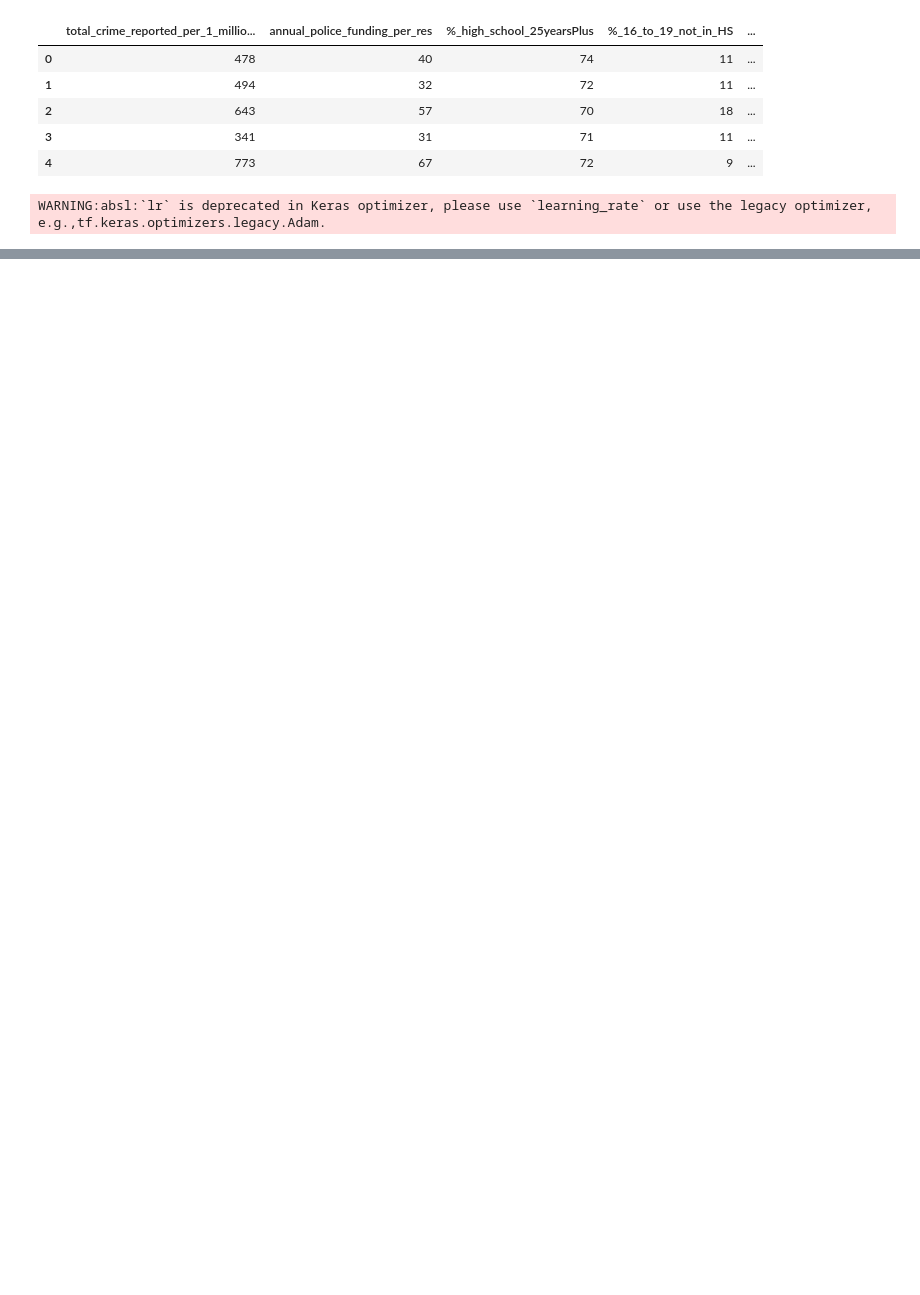
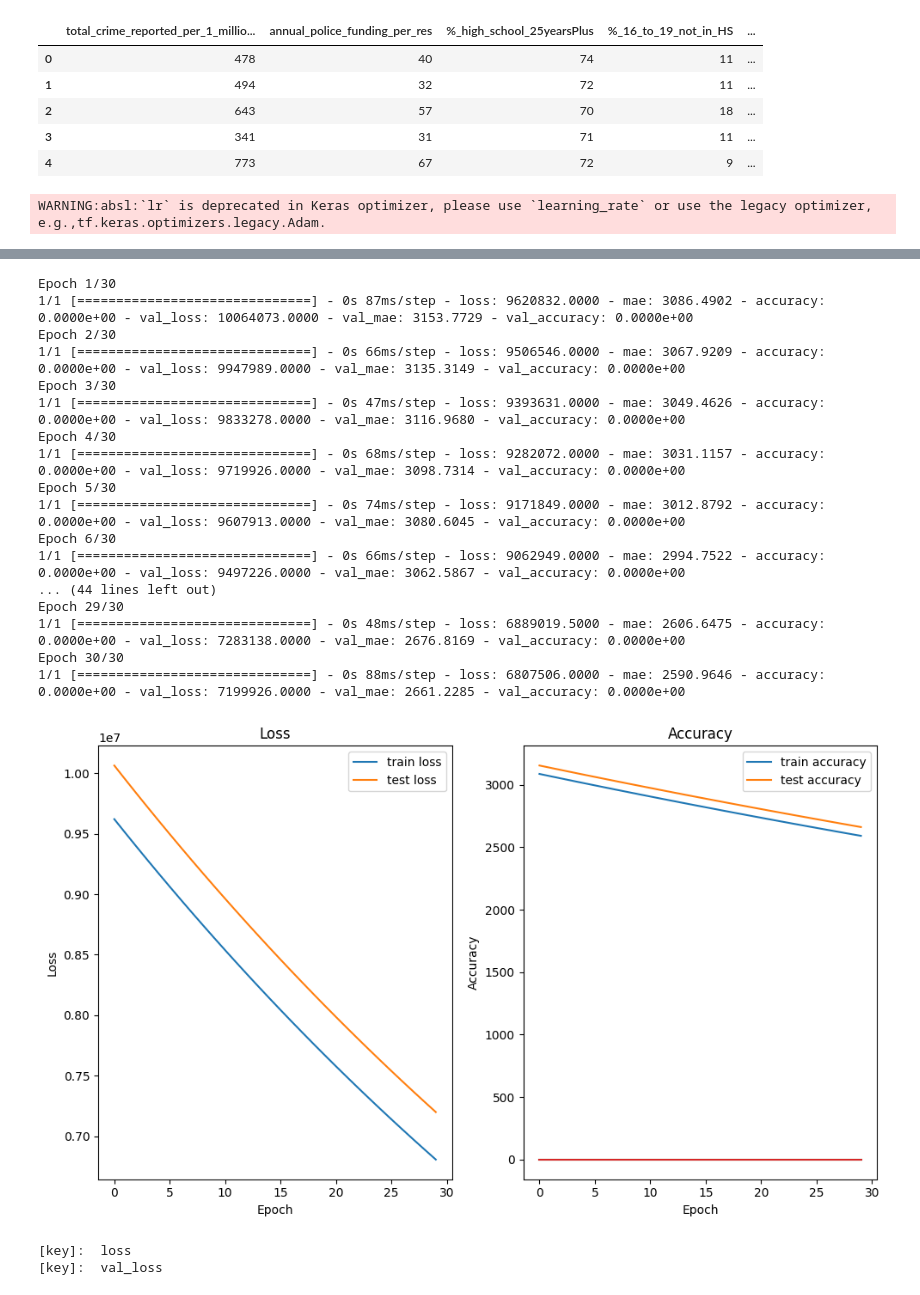
Before and after one commit to rennyatwork/CegepSteFoy_IA, a Jupyter notebook: example_book_steven_dascoli.ipynb, the cells around one changed output, grey strips where cells are left out. Cells and saved outputs as stored; diff of their text form; code cells hidden in the pictures; blank space fills up the shorter version.

```diff
--- a/example_book_steven_dascoli.ipynb
+++ b/example_book_steven_dascoli.ipynb
@@ -101,0 +144,6 @@ def plot_graph(p_model_history):
+# %%
+# Split your data and define input_shape
+input_shape = X_train.shape[1]  # Number of features
+
+# Create the KerasRegressor with your build_model function
+keras_reg = KerasRegressor(build_fn=build_model, p_input_shape=input_shape, p_n_hidden=1, p_n_neurons=30, p_learning_rate=3e-3, p_activation='relu')
@@ -101,0 +185,22 @@ def plot_graph(p_model_history):
+# %%
+# Define the checkpoint callback
+checkpoint_cb = ModelCheckpoint(filepath="best_model.h5", save_best_only=True)
+
+# Other callbacks you might have (e.g., EarlyStopping)
+early_stopping_cb = keras.callbacks.EarlyStopping(patience=10)
+
+param_distribs = {
+    "p_n_hidden": [0,1,2,3],
+    "p_n_neurons": np.arange(1,100),
+    "p_learning_rate" : reciprocal(3e-4, 3e-2)
+}
+
+rnd_search_cv = RandomizedSearchCV(keras_reg, param_distribs, n_iter=5, cv=3)
+
+rnd_search_cv.fit(X_train, y_train, epochs=20,
+                  validation_data=(X_valid, y_valid),
+                  callbacks=[checkpoint_cb, early_stopping_cb])
+
+# Access the best model and print its summary
+best_model = rnd_search_cv.best_estimator_.model
+best_model.summary()
@@ -101,0 +282,35 @@ def plot_graph(p_model_history):
+# %%
+# Train the best model with all available data
+best_model.fit(X_train, y_train, epochs=30, validation_data=(X_valid, y_valid), callbacks=[checkpoint_cb, early_stopping_cb])
+
+# Get the history of the best model
+best_model_history = best_model.history.history
+
+# Plot the metrics of the best model
+plot_graph_2([best_model_history])
+# %% [output]
+Epoch 1/30
+1/1 [==============================] - 0s 87ms/step - loss: 9620832.0000 - mae: 3086.4902 - accuracy: 0.0000e+00 - val_loss: 10064073.0000 - val_mae: 3153.7729 - val_accuracy: 0.0000e+00
+Epoch 2/30
+1/1 [==============================] - 0s 66ms/step - loss: 9506546.0000 - mae: 3067.9209 - accuracy: 0.0000e+00 - val_loss: 9947989.0000 - val_mae: 3135.3149 - val_accuracy: 0.0000e+00
+Epoch 3/30
+1/1 [==============================] - 0s 47ms/step - loss: 9393631.0000 - mae: 3049.4626 - accuracy: 0.0000e+00 - val_loss: 9833278.0000 - val_mae: 3116.9680 - val_accuracy: 0.0000e+00
+Epoch 4/30
+1/1 [==============================] - 0s 68ms/step - loss: 9282072.0000 - mae: 3031.1157 - accuracy: 0.0000e+00 - val_loss: 9719926.0000 - val_mae: 3098.7314 - val_accuracy: 0.0000e+00
+Epoch 5/30
+1/1 [==============================] - 0s 74ms/step - loss: 9171849.0000 - mae: 3012.8792 - accuracy: 0.0000e+00 - val_loss: 9607913.0000 - val_mae: 3080.6045 - val_accuracy: 0.0000e+00
+Epoch 6/30
+1/1 [==============================] - 0s 66ms/step - loss: 9062949.0000 - mae: 2994.7522 - accuracy: 0.0000e+00 - val_loss: 9497226.0000 - val_mae: 3062.5867 - val_accuracy: 0.0000e+00
+... (44 lines left out)
+Epoch 29/30
+1/1 [==============================] - 0s 48ms/step - loss: 6889019.5000 - mae: 2606.6475 - accuracy: 0.0000e+00 - val_loss: 7283138.0000 - val_mae: 2676.8169 - val_accuracy: 0.0000e+00
+Epoch 30/30
+1/1 [==============================] - 0s 88ms/step - loss: 6807506.0000 - mae: 2590.9646 - accuracy: 0.0000e+00 - val_loss: 7199926.0000 - val_mae: 2661.2285 - val_accuracy: 0.0000e+00
+[figure, added]
+# %%
+type(best_model_history)
+for key in (best_model_history):
+  print('[key]: ', key)
+# %% [output]
+[key]:  loss
+[key]:  val_loss
```
Also changed, not shown: parts of 13 cells of this notebook.
